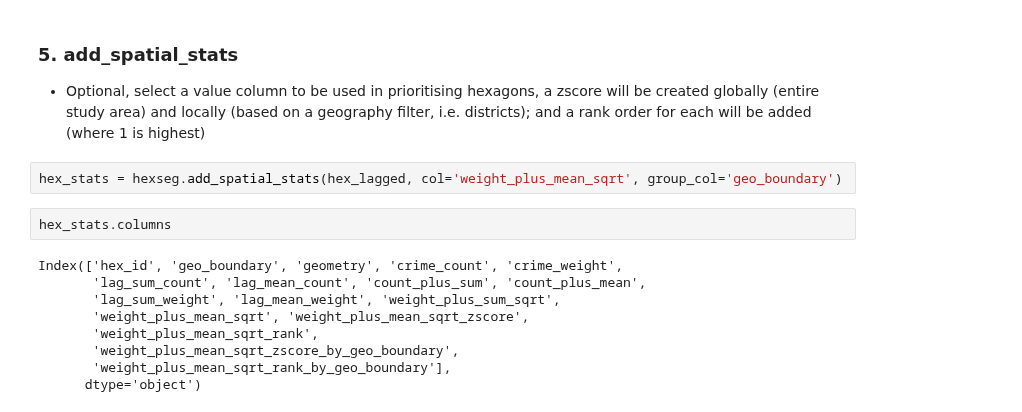
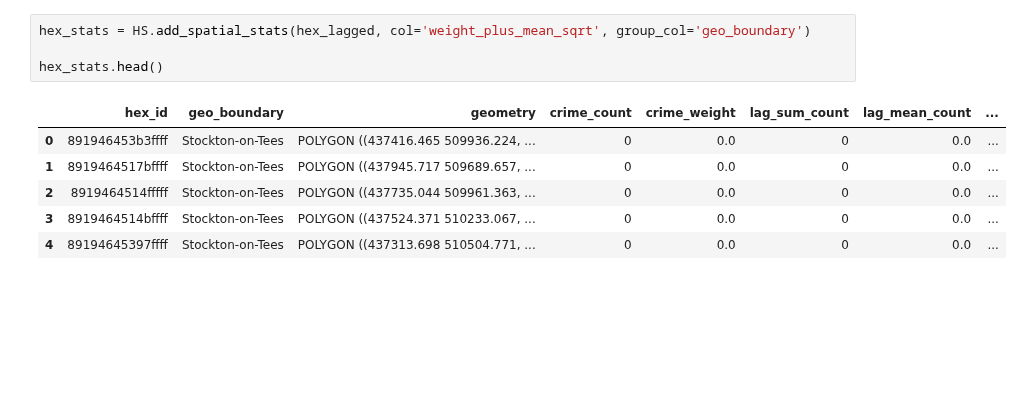
Before and after one commit to routineactivity/hexseg, a Jupyter notebook: notebooks/01‐hexagon‐workflow.ipynb, the cells around one changed output. Saved outputs shown, nothing was run; the diff lists cells and outputs as text; blank space fills up the shorter version.

```diff
--- a/notebooks/01‐hexagon‐workflow.ipynb
+++ b/notebooks/01‐hexagon‐workflow.ipynb
@@ -112,18 +77,12 @@ hex_lagged_sorted.head()
-# %% [markdown]
-### 5. add_spatial_stats
-
-* Optional, select a value column to be used in prioritising hexagons, a zscore will be created globally (entire study area) and locally (based on a geography filter, i.e. districts); and a rank order for each will be added (where 1 is highest)
 # %%
-hex_stats = hexseg.add_spatial_stats(hex_lagged, col='weight_plus_mean_sqrt', group_col='geo_boundary')
+hex_stats = HS.add_spatial_stats(hex_lagged, col='weight_plus_mean_sqrt', group_col='geo_boundary')
+
+hex_stats.head()
+# %% [output]
+|  | hex_id | geo_boundary | geometry | crime_count | crime_weight | lag_sum_count | lag_mean_count | ... |
+| 0 | 891946453b3ffff | Stockton-on-Tees | POLYGON ((437416.465 509936.224, ... | 0 | 0.0 | 0 | 0.0 | ... |
+| 1 | 8919464517bffff | Stockton-on-Tees | POLYGON ((437945.717 509689.657, ... | 0 | 0.0 | 0 | 0.0 | ... |
+| 2 | 8919464514fffff | Stockton-on-Tees | POLYGON ((437735.044 509961.363, ... | 0 | 0.0 | 0 | 0.0 | ... |
+| 3 | 8919464514bffff | Stockton-on-Tees | POLYGON ((437524.371 510233.067, ... | 0 | 0.0 | 0 | 0.0 | ... |
+| 4 | 89194645397ffff | Stockton-on-Tees | POLYGON ((437313.698 510504.771, ... | 0 | 0.0 | 0 | 0.0 | ... |
-# %%
-hex_stats.columns
-# %% [output]
-Index(['hex_id', 'geo_boundary', 'geometry', 'crime_count', 'crime_weight',
-       'lag_sum_count', 'lag_mean_count', 'count_plus_sum', 'count_plus_mean',
-       'lag_sum_weight', 'lag_mean_weight', 'weight_plus_sum_sqrt',
-       'weight_plus_mean_sqrt', 'weight_plus_mean_sqrt_zscore',
-       'weight_plus_mean_sqrt_rank',
-       'weight_plus_mean_sqrt_zscore_by_geo_boundary',
-       'weight_plus_mean_sqrt_rank_by_geo_boundary'],
-      dtype='object')
 # %%
```
Also changed, not shown: parts of 28 cells of this notebook.
